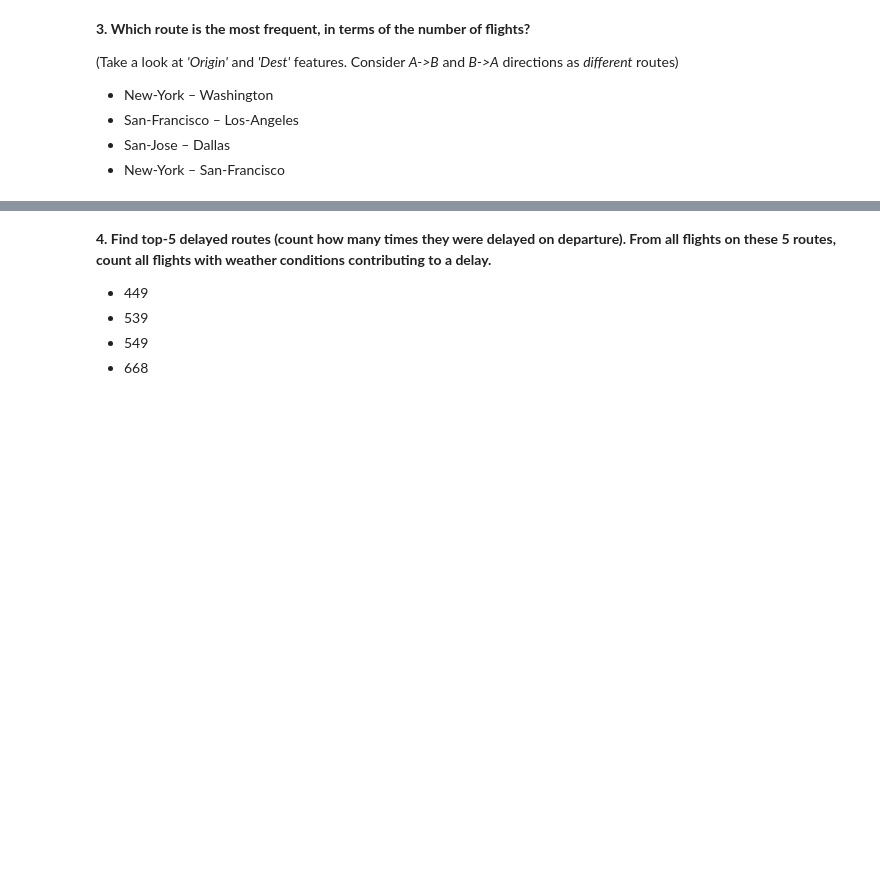
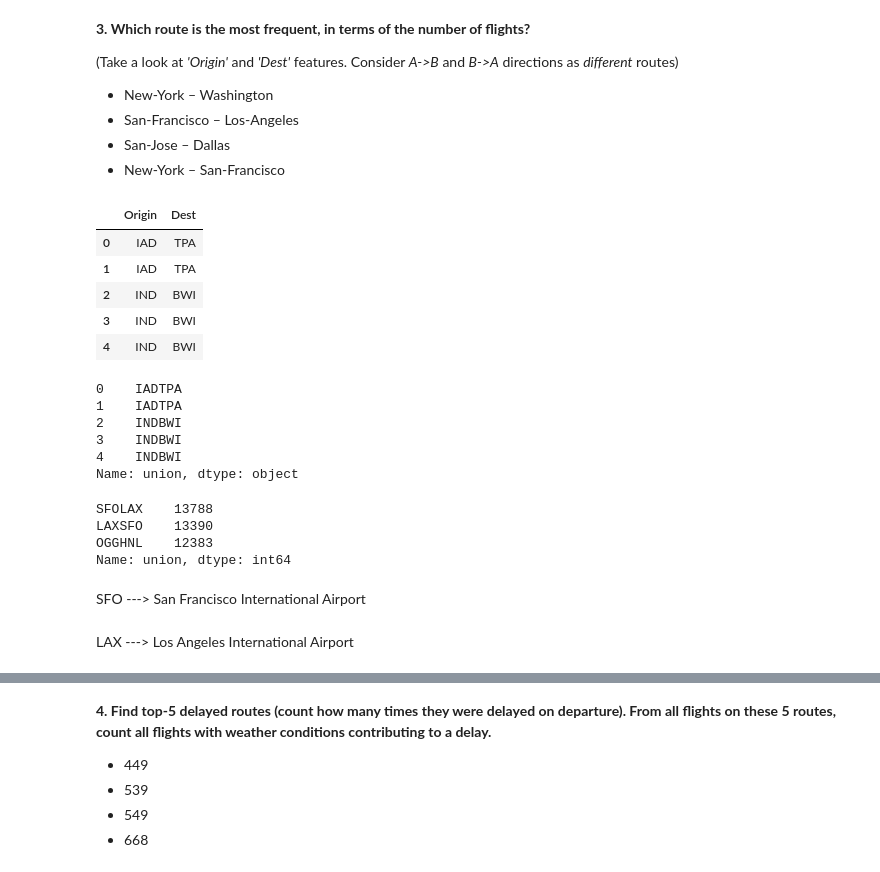
Before and after one commit to plyutik/mlcourse.ai, a Jupyter notebook: jupyter_english/assignments_fall2018/assignment2_USA_flights.ipynb, the cells around one changed output, grey strips where cells are left out. Drawn from its saved outputs; the diff is of its cells as text; code cells hidden in the pictures; blank space fills up the shorter version.

```diff
--- a/jupyter_english/assignments_fall2018/assignment2_USA_flights.ipynb
+++ b/jupyter_english/assignments_fall2018/assignment2_USA_flights.ipynb
@@ -282,0 +318,9 @@ print(list(map(comparre, listed_below)))
+# %%
+flights_df[['Origin', 'Dest']].head()
+# %% [output]
+|  | Origin | Dest |
+| 0 | IAD | TPA |
+| 1 | IAD | TPA |
+| 2 | IND | BWI |
+| 3 | IND | BWI |
+| 4 | IND | BWI |
@@ -282,0 +329,20 @@ print(list(map(comparre, listed_below)))
+# %%
+flights_df['union'].head()
+# %% [output]
+0    IADTPA
+1    IADTPA
+2    INDBWI
+3    INDBWI
+4    INDBWI
+Name: union, dtype: object
+# %%
+flights_df['union'].value_counts()[:3]
+# %% [output]
+SFOLAX    13788
+LAXSFO    13390
+OGGHNL    12383
+Name: union, dtype: int64
+# %% [markdown]
+SFO ---> San Francisco International Airport
+# %% [markdown]
+LAX ---> Los Angeles International Airport
```
Also changed, not shown: parts of 22 cells of this notebook.
